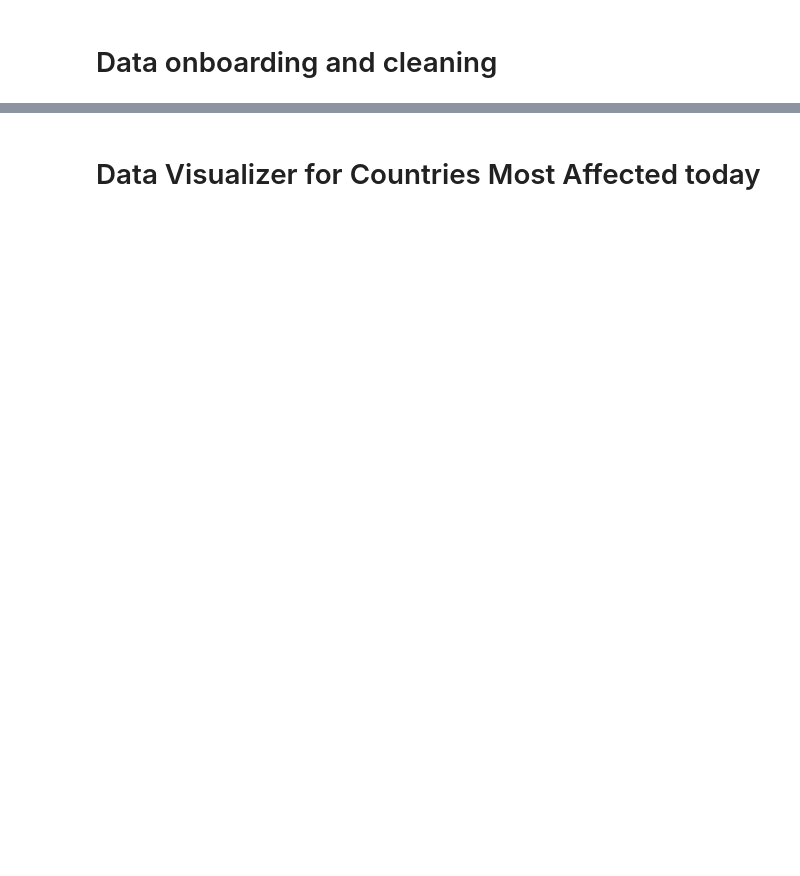
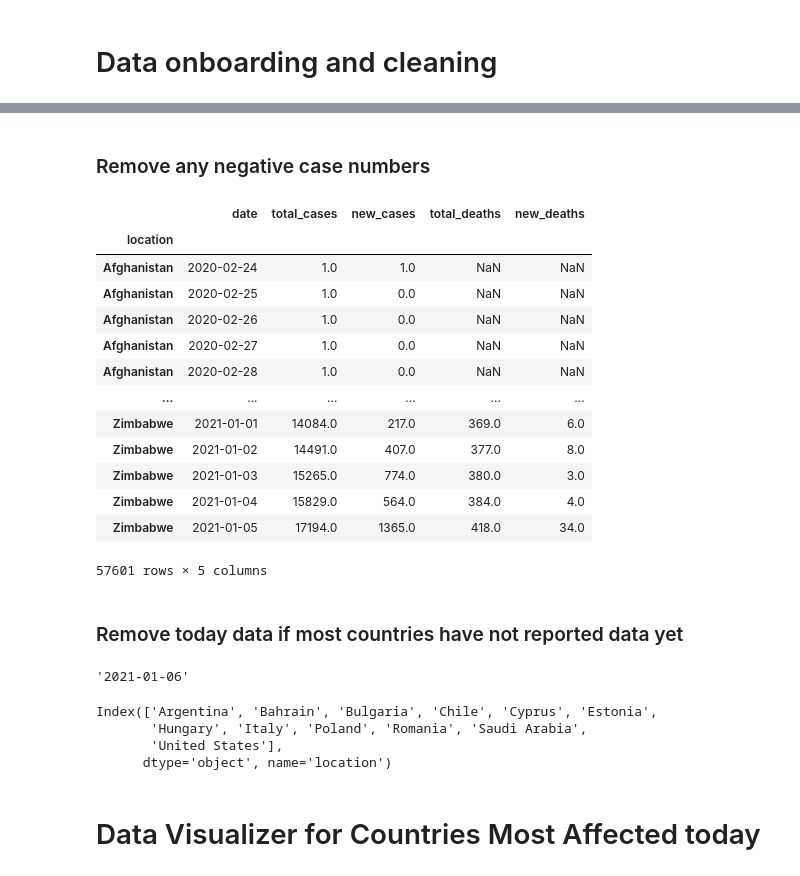
Before and after one commit to nihargarg/python-data-visualizer, a Jupyter notebook: python_covid.ipynb, the cells around one changed output, grey strips where cells are left out. Drawn from its saved outputs; the diff is of its cells as text; code cells hidden in the pictures; blank space fills up the shorter version.

```diff
--- a/python_covid.ipynb
+++ b/python_covid.ipynb
@@ -39,0 +65,38 @@ df = df.loc[date_range]
+# %% [markdown]
+### Remove any negative case numbers
+# %%
+df_num = df._get_numeric_data()
+df_num[df_num < 0] = 0
+df
+# %% [output]
+|  | date | total_cases | new_cases | total_deaths | new_deaths |
+| location |  |  |  |  |  |
+| Afghanistan | 2020-02-24 | 1.0 | 1.0 | NaN | NaN |
+| Afghanistan | 2020-02-25 | 1.0 | 0.0 | NaN | NaN |
+| Afghanistan | 2020-02-26 | 1.0 | 0.0 | NaN | NaN |
+| Afghanistan | 2020-02-27 | 1.0 | 0.0 | NaN | NaN |
+| Afghanistan | 2020-02-28 | 1.0 | 0.0 | NaN | NaN |
+| ... | ... | ... | ... | ... | ... |
+| Zimbabwe | 2021-01-01 | 14084.0 | 217.0 | 369.0 | 6.0 |
+| Zimbabwe | 2021-01-02 | 14491.0 | 407.0 | 377.0 | 8.0 |
+| Zimbabwe | 2021-01-03 | 15265.0 | 774.0 | 380.0 | 3.0 |
+| Zimbabwe | 2021-01-04 | 15829.0 | 564.0 | 384.0 | 4.0 |
+| Zimbabwe | 2021-01-05 | 17194.0 | 1365.0 | 418.0 | 34.0 |
+57601 rows × 5 columns
+# %% [markdown]
+### Remove today data if most countries have not reported data yet
+# %%
+date_latest = max(df.date)
+date_previous = df.date[-1]
+date_latest
+# %% [output]
+'2021-01-06'
+# %%
+df_latest = df[df['date'] == date_latest]
+
+df_latest.index # List of countries with cases today
+# %% [output]
+Index(['Argentina', 'Bahrain', 'Bulgaria', 'Chile', 'Cyprus', 'Estonia',
+       'Hungary', 'Italy', 'Poland', 'Romania', 'Saudi Arabia',
+       'United States'],
+      dtype='object', name='location')
```
Also changed, not shown: parts of 27 cells of this notebook.
